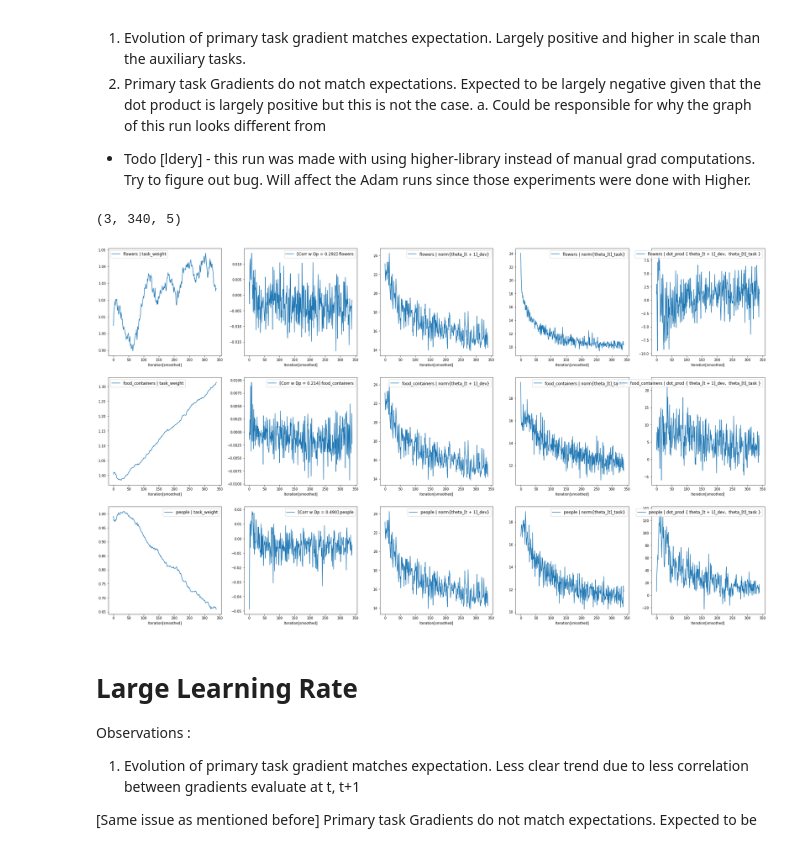
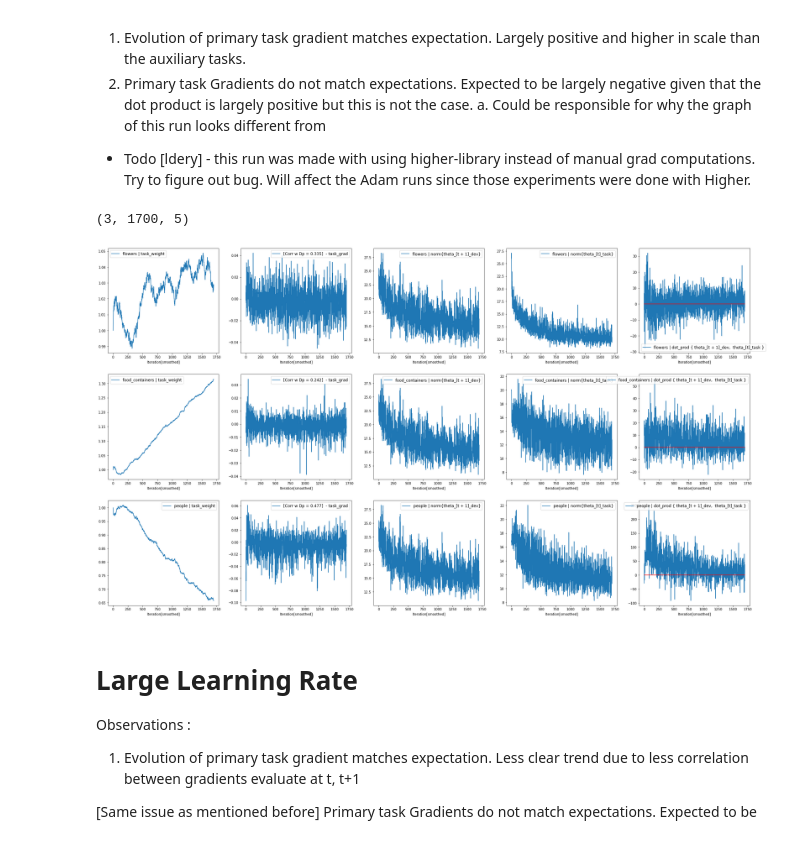
Before and after one commit to ldery/metalearning-for-multitask-pretraining, a Jupyter notebook: gradient_dotprod_viz.ipynb, the cells around one changed output. Cells and saved outputs as stored; diff of their text form; code cells hidden in the pictures.

Commit message:
updated visualizations based on cleaned up code

```diff
--- a/gradient_dotprod_viz.ipynb
+++ b/gradient_dotprod_viz.ipynb
@@ -24,7 +26,9 @@ def plot(data, task_names):
             if idx == 1:
                 mul_fact = -1.0
                 corr_ = np.corrcoef(-data[j, :, idx], data[j, :, -1])[0, 1]
-                label_ = "[Corr w Dp = {:.3f}] {}".format(corr_, key)
+                norm = data[j, :, 2] * data[j, :, 3]
+                corr_2 = np.corrcoef(-data[j, :, idx], data[j, :, -1] / norm)[0, 1]
+                label_ = "[Corr w cosine = {:.3f}] {}".format(corr_2, key)
             ax[j][idx].plot(mul_fact * data[j, :, idx], label=label_)
             if idx == len(keys) - 1:
                 ax[j][idx].plot([0.0]*data.shape[1], color='red')
@@ -42,4 +46,5 @@ def vis_file(fname, smooth_factor=17):
     data_np = data_np.mean(axis=2)
     print(data_np.shape)
     plot(data_np, task_names)
+    return data_np
 # %% [markdown]
@@ -106,10 +104,10 @@ Observations :
 * Todo [ldery] - this run was made with using higher-library instead of manual grad computations. Try to figure out bug. Will affect the Adam runs since those experiments were done with Higher.
 # %%
 small_lr = 'sgd_vis_tests/sgd.linear.sgd_lr.1e-2.lr.1e-2.wlr.1e-1/meta_people/0/weight_stats.pkl'
-vis_file(small_lr, smooth_factor=5)
+vis_file(small_lr, smooth_factor=1)
 # %% [output]
-(3, 340, 5)
+(3, 1700, 5)
-[figure, old version]
+[figure, new version]
 # %% [markdown]
 # Large Learning Rate #
 Observations :
```
Also changed, not shown: parts of 18 cells of this notebook, 1 other file.
